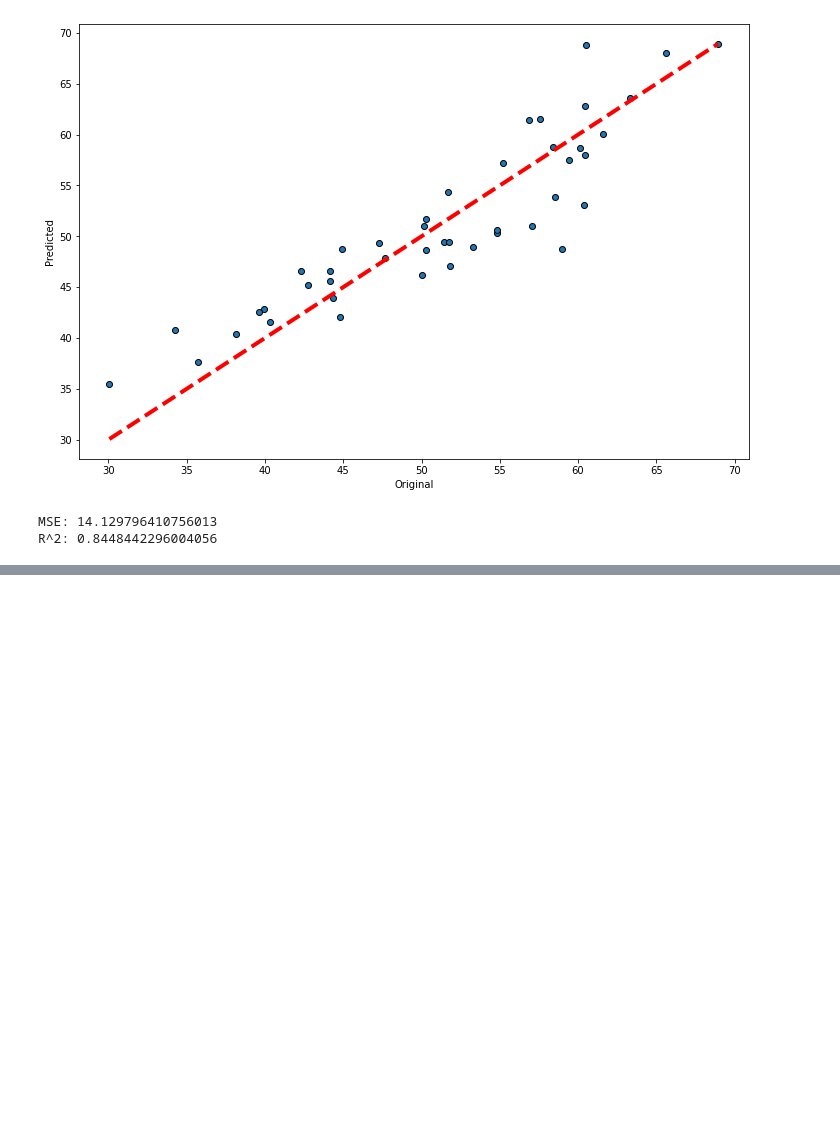
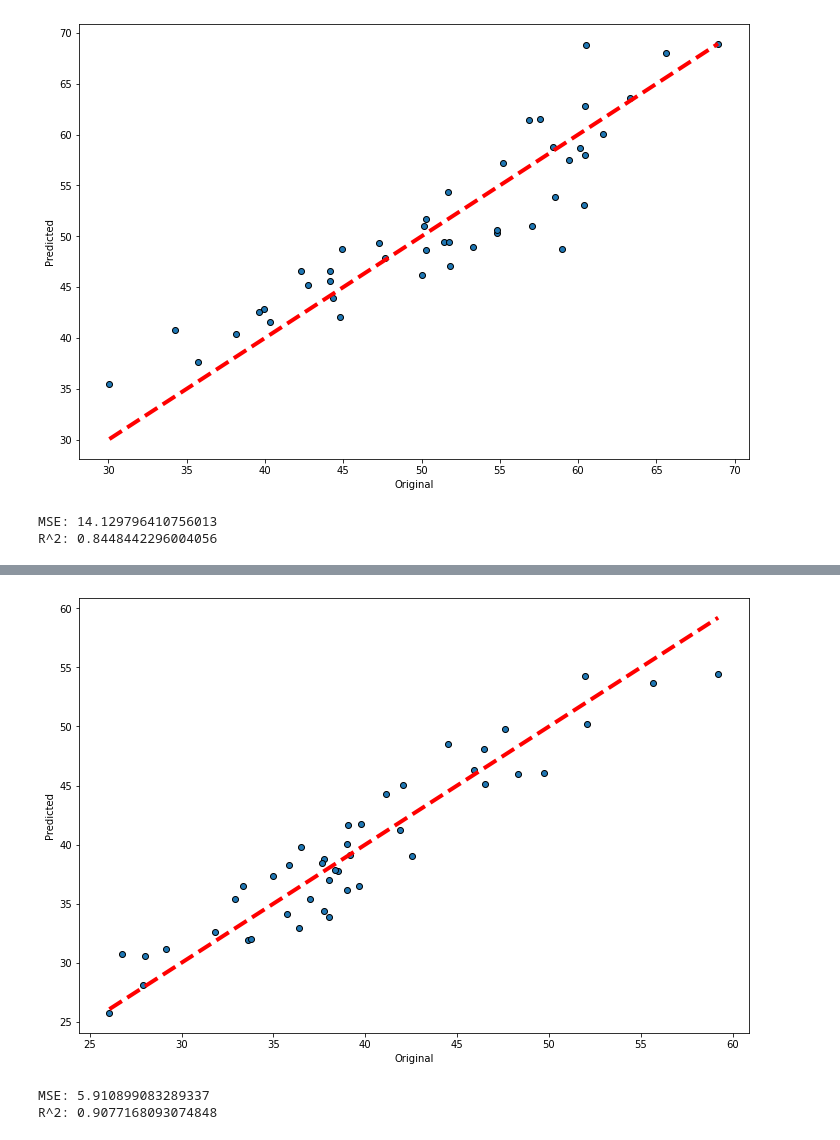
Before and after one commit to frblazquez/LC3, a Jupyter notebook: Project 2/lc3_Pruebas.ipynb, the cells around one changed output, grey strips where cells are left out. Drawn from its saved outputs; the diff is of its cells as text; code cells hidden in the pictures; blank space fills up the shorter version.

```diff
--- a/Project 2/lc3_Pruebas.ipynb
+++ b/Project 2/lc3_Pruebas.ipynb
@@ -432,0 +472,6 @@ R^2: 0.8448442296004056
+# %%
+leave_one_out_validation_pro_ridge(X_K_BET, y7_BET)
+# %% [output]
+[figure, added]
+MSE: 5.910899083289337
+R^2: 0.9077168093074848
```
Also changed, not shown: parts of 17 cells of this notebook.
